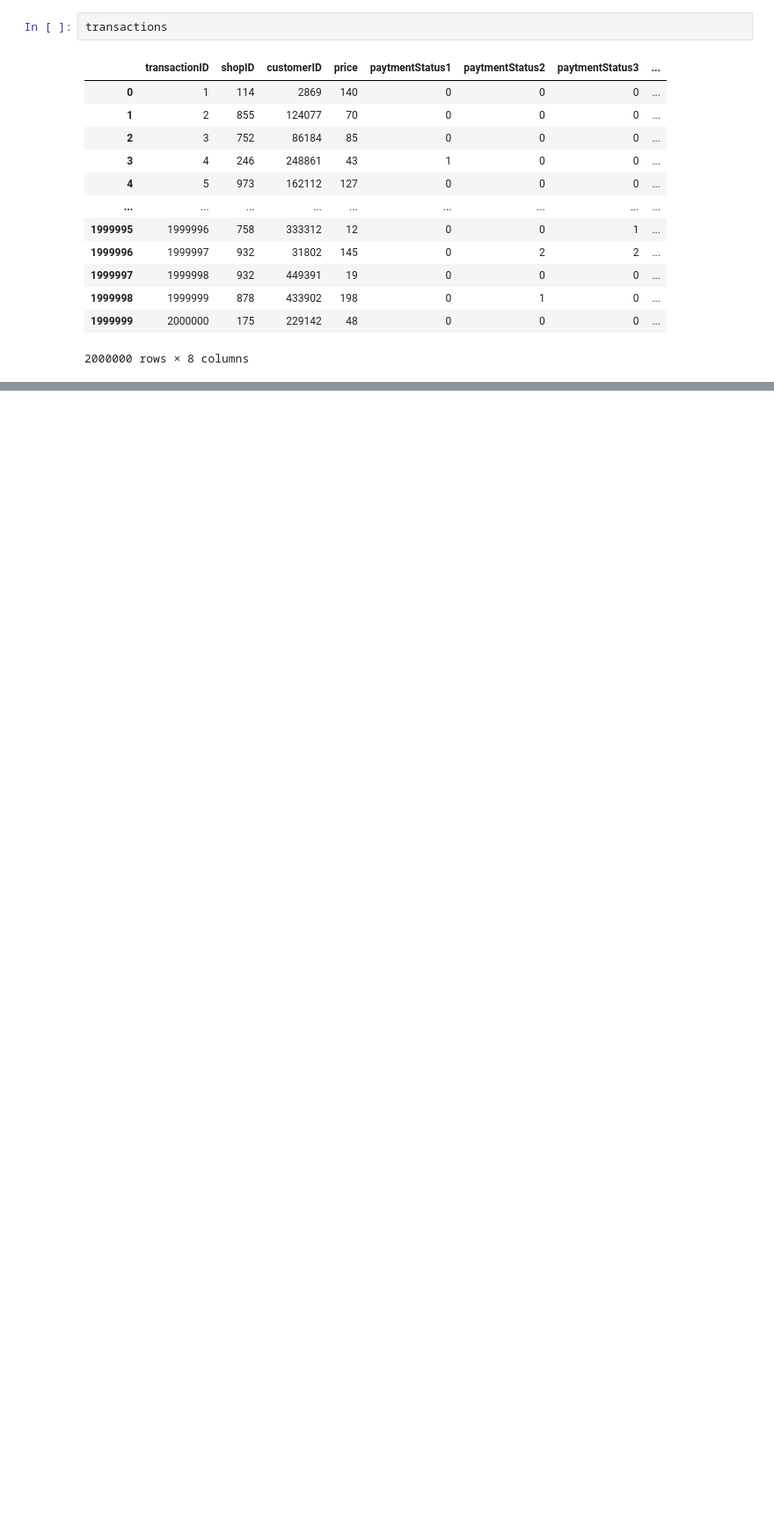
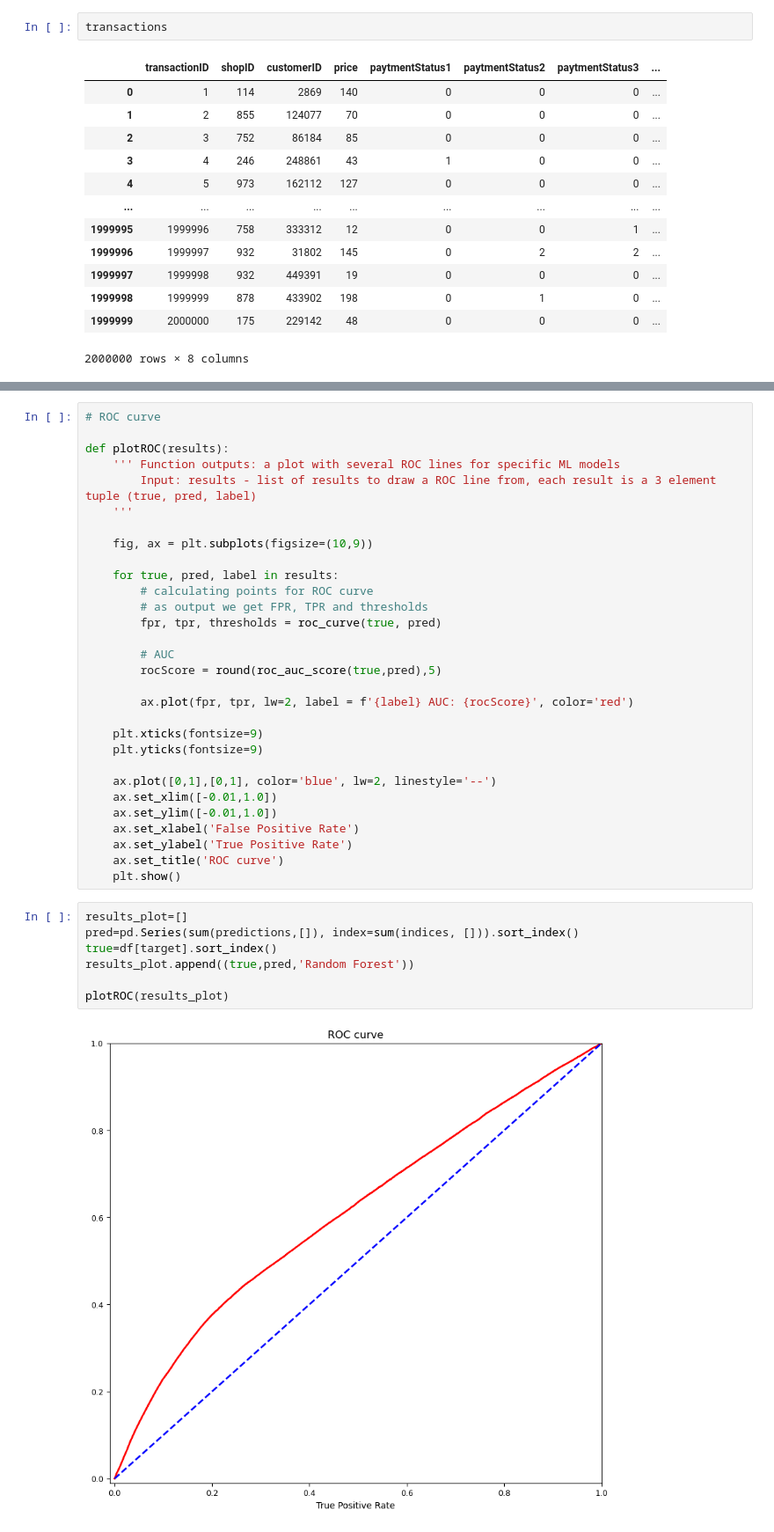
Before and after one commit to km72846/viabill_casestudy, a Jupyter notebook: viabill.ipynb, the cells around one changed output, grey strips where cells are left out. Shown at 88% size. Cells and saved outputs as stored; diff of their text form; blank space fills up the shorter version.

```diff
--- a/viabill.ipynb
+++ b/viabill.ipynb
@@ -351,0 +945,39 @@ print(x[x['customerID']==2869])
+# %%
+# ROC curve
+
+def plotROC(results):
+    ''' Function outputs: a plot with several ROC lines for specific ML models
+        Input: results - list of results to draw a ROC line from, each result is a 3 element tuple (true, pred, label)
+    '''
+
+    fig, ax = plt.subplots(figsize=(10,9))
+
+    for true, pred, label in results:
+        # calculating points for ROC curve
+        # as output we get FPR, TPR and thresholds
+        fpr, tpr, thresholds = roc_curve(true, pred)
+
+        # AUC
+        rocScore = round(roc_auc_score(true,pred),5)
+
+        ax.plot(fpr, tpr, lw=2, label = f'{label} AUC: {rocScore}', color='red')
+
+    plt.xticks(fontsize=9)
+    plt.yticks(fontsize=9)
+
+    ax.plot([0,1],[0,1], color='blue', lw=2, linestyle='--')
+    ax.set_xlim([-0.01,1.0])
+    ax.set_ylim([-0.01,1.0])
+    ax.set_xlabel('False Positive Rate')
+    ax.set_ylabel('True Positive Rate')
+    ax.set_title('ROC curve')
+    plt.show()
+# %%
+results_plot=[]
+pred=pd.Series(sum(predictions,[]), index=sum(indices, [])).sort_index()
+true=df[target].sort_index()
+results_plot.append((true,pred,'Random Forest'))
+
+plotROC(results_plot)
+# %% [output]
+[figure, added]
```
Also changed, not shown: parts of 83 cells of this notebook, 4 other files.
